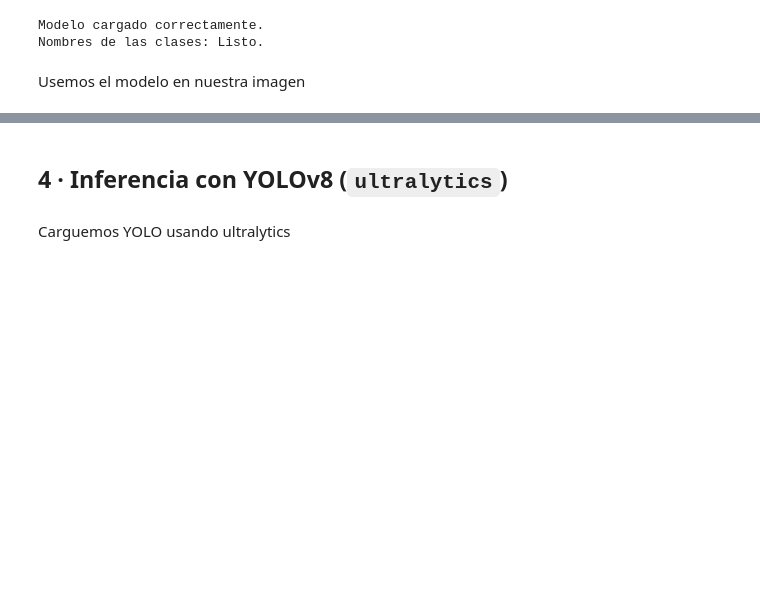
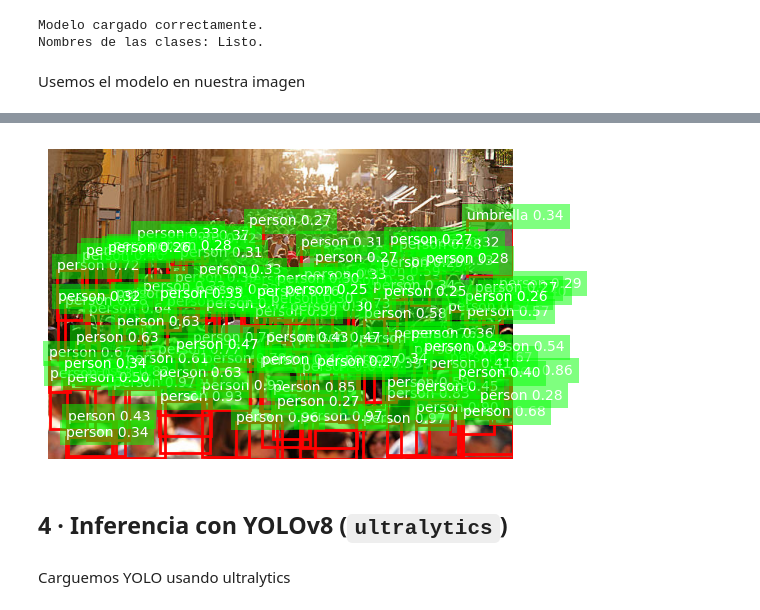
Before and after one commit to Codenid/vision-deteccion-objetos, a Jupyter notebook: Sesion10A_Deteccion_de_Objetos_wfq.ipynb, the cells around one changed output, grey strips where cells are left out. Cells and saved outputs as stored; diff of their text form; code cells hidden in the pictures; blank space fills up the shorter version.

```diff
--- a/Sesion10A_Deteccion_de_Objetos_wfq.ipynb
+++ b/Sesion10A_Deteccion_de_Objetos_wfq.ipynb
@@ -83,3 +88,8 @@ detect('Sesion10_pedestrian.jpg', score_th=0.95) # Cambia el score de la confian
+# %%
+# Ejemplo (sube tu propia imagen al directorio que se encuentra allá <---)
+detect('gente.jpg', score_th=0.01) # Cambia el score de la confianza
+# %% [output]
+[figure, added]
 # %% [markdown]
 <a id='yolov8'></a>
 ## 4 · Inferencia con YOLOv8 (`ultralytics`)
```
Also changed, not shown: parts of 5 cells of this notebook.
